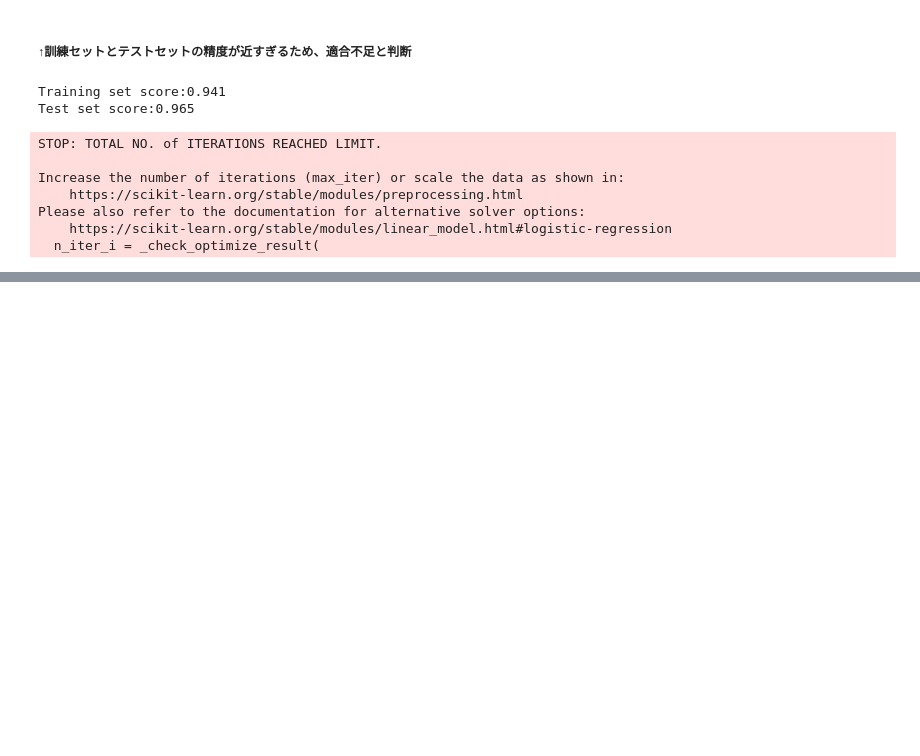
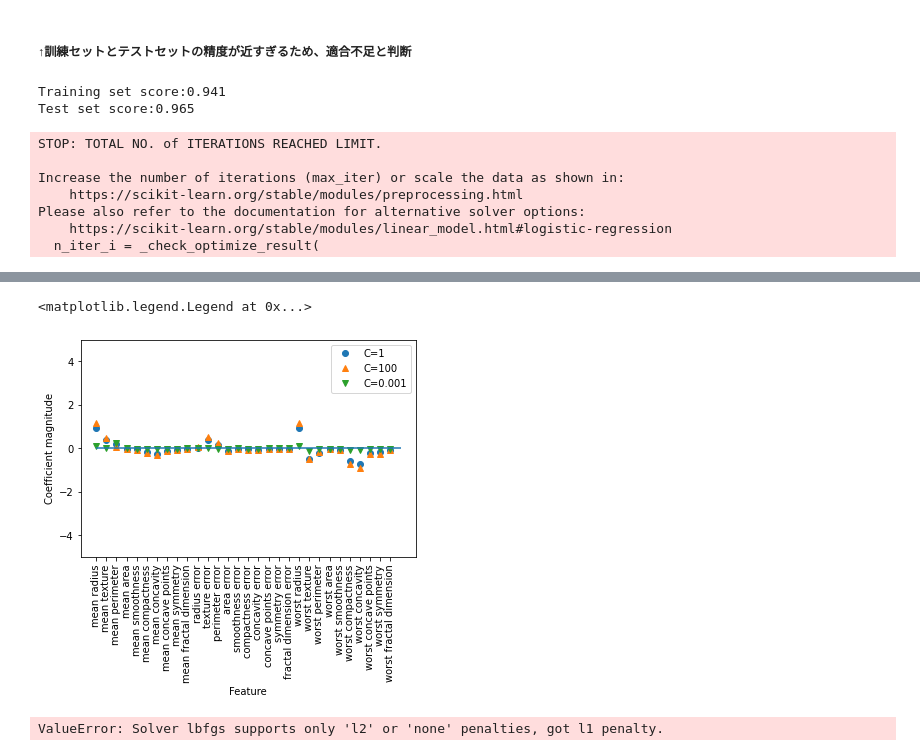
Before and after one commit to tokio-238/pythonenv, a Jupyter notebook: learnings/classification.ipynb, the cells around one changed output, grey strips where cells are left out. Cells and saved outputs as stored; diff of their text form; code cells hidden in the pictures; blank space fills up the shorter version.

```diff
--- a/learnings/classification.ipynb
+++ b/learnings/classification.ipynb
@@ -66,6 +66,6 @@ Please also refer to the documentation for alternative solver options:
     https://scikit-learn.org/stable/modules/linear_model.html#logistic-regression
   n_iter_i = _check_optimize_result(
 # %%
-logreg001 =LogisticRegression(C=.01).fit(X_train,y_train)
+logreg001 =LogisticRegression(C=0.01).fit(X_train,y_train)
 print("Training set score:{:.3f}".format(logreg001.score(X_train,y_train)))
 print("Test set score:{:.3f}".format(logreg001.score(X_test,y_test)))
@@ -71,0 +82,21 @@ print("Test set score:{:.3f}".format(logreg001.score(X_test,y_test)))
+# %%
+plt.plot(logreg.coef_.T,'o',label="C=1")
+plt.plot(logreg100.coef_.T,'^',label="C=100")
+plt.plot(logreg001.coef_.T,'v',label="C=0.001")
+plt.xticks(range(cancer.data.shape[1]),cancer.feature_names,rotation =90)
+plt.hlines(0,0,cancer.data.shape[1])
+plt.ylim(-5,5)
+plt.xlabel("Feature")
+plt.ylabel("Coefficient magnitude")
+plt.legend()
+# %% [output]
+<matplotlib.legend.Legend at 0x...>
+[figure, added]
+# %%
+for C, maker in zip([0.001,1,100],['o','^','v']):
+    lr_l1 = LogisticRegression(C=C, penalty ="l2").fit(X_train, y_train)
+    print("Training accuracy of l1 logreg with C={:.3f}:{:.2f} ".format(C, lr_l1.score(X_train, y_train)))
+    print("Test accuracy of l1 logreg with C={:.3f}:{:.2f} ".format(C, lr_l1.score(X_test, y_test)))
+    plt.plot(lr_l1.coef_.T,maker,label="C={:.3f}".format(C))
+# %% [output]
+ValueError: Solver lbfgs supports only 'l2' or 'none' penalties, got l1 penalty.
```
Also changed, not shown: parts of 1 cell of this notebook.
